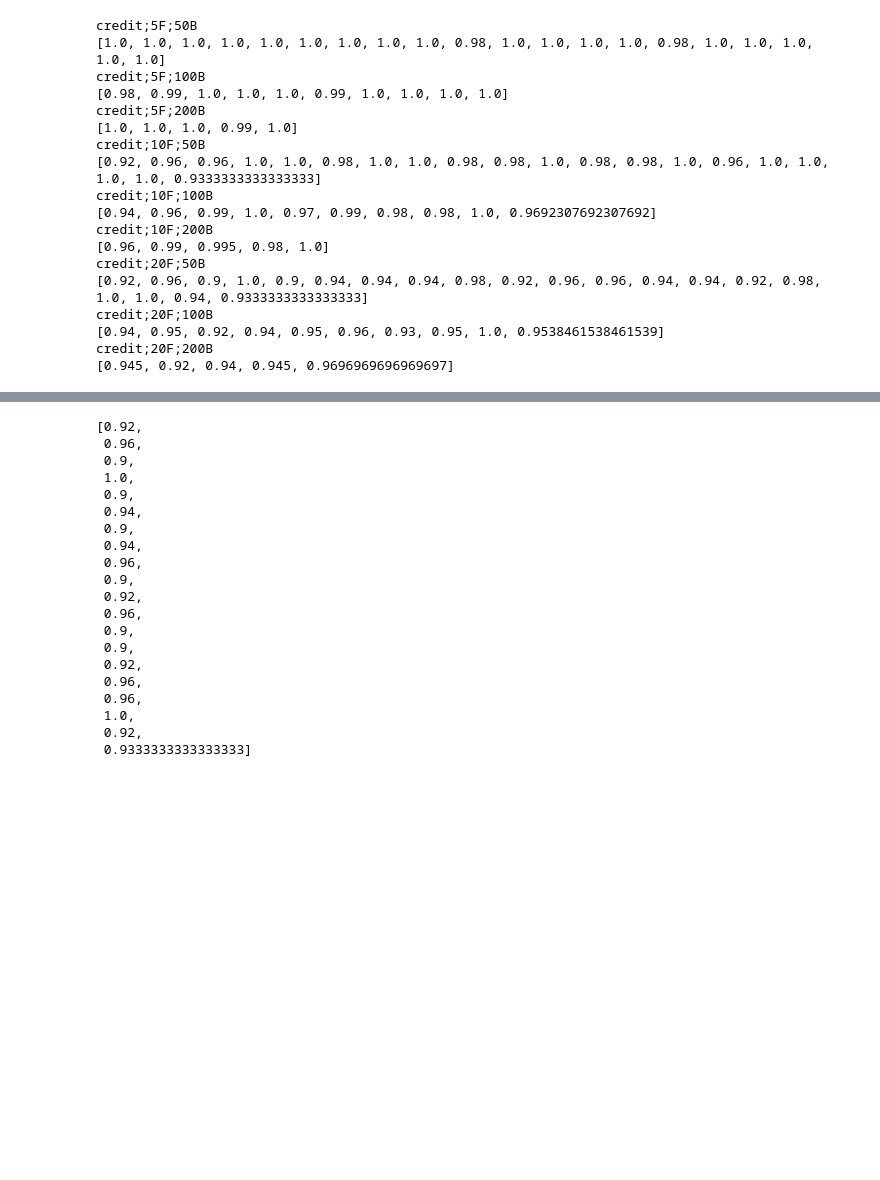
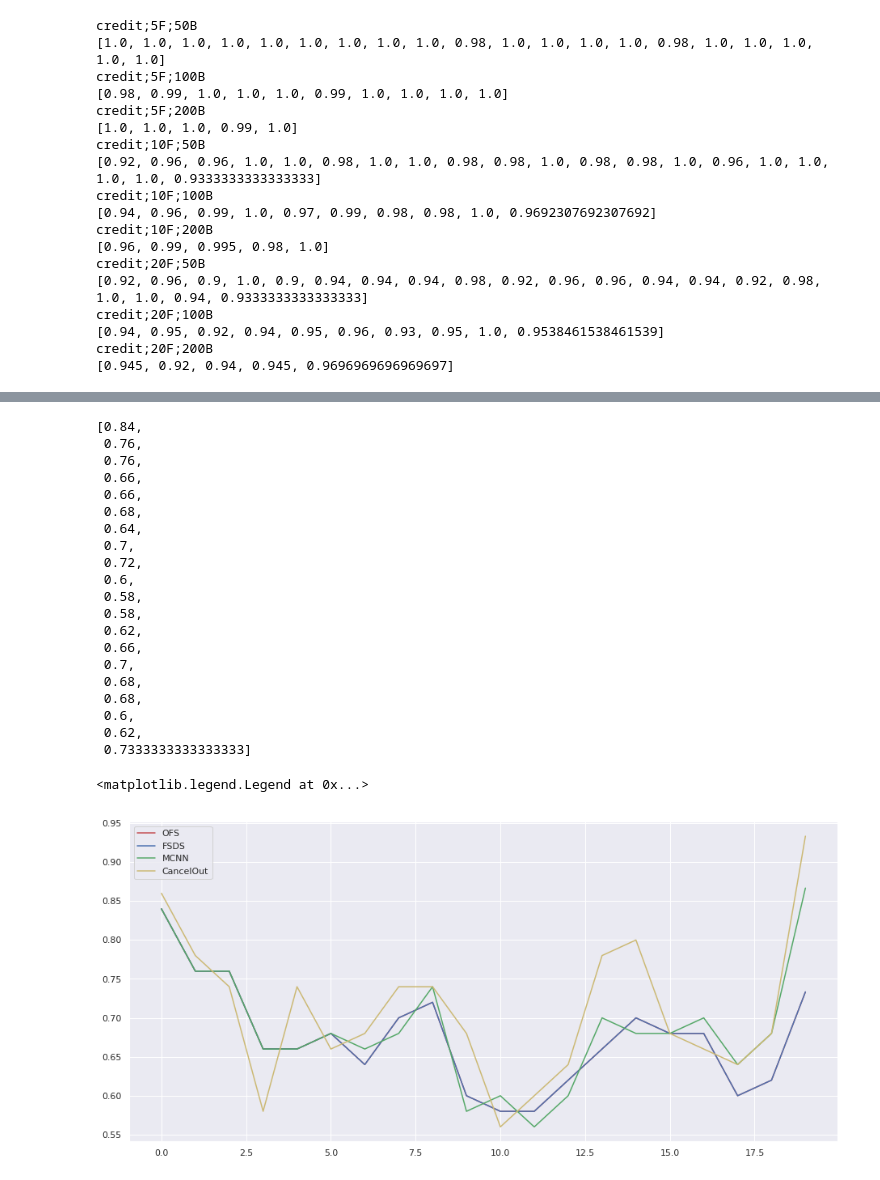
Before and after one commit to haugjo/pystreamfs, a Jupyter notebook: plots_for_paper.ipynb, the cells around one changed output, grey strips where cells are left out. Drawn from its saved outputs; the diff is of its cells as text; code cells hidden in the pictures; blank space fills up the shorter version.

```diff
--- a/plots_for_paper.ipynb
+++ b/plots_for_paper.ipynb
@@ -45,4 +45,9 @@ credit;20F;100B
 [0.94, 0.95, 0.92, 0.94, 0.95, 0.96, 0.93, 0.95, 1.0, 0.9538461538461539]
 credit;20F;200B
 [0.945, 0.92, 0.94, 0.945, 0.9696969696969697]
+# %%
+import matplotlib.pyplot as plt
+import seaborn as sns
+sns.set(style="whitegrid", font_scale=1.3)
+sns.set(rc={'figure.figsize':(15.7,7.27)})
 # %%
@@ -71,23 +76,32 @@ data_ofs['Credit;5F;50B']['acc_measures']
 # %%
-data_fsds['credit;5F;50B']['acc_measures']
+data_fsds['credit;20F;50B']['acc_measures']
 # %% [output]
-[0.92,
- 0.96,
- 0.9,
- 1.0,
- 0.9,
- 0.94,
- 0.9,
- 0.94,
- 0.96,
- 0.9,
- 0.92,
- 0.96,
- 0.9,
- 0.9,
- 0.92,
- 0.96,
- 0.96,
- 1.0,
- 0.92,
- 0.9333333333333333]
+[0.84,
+ 0.76,
+ 0.76,
+ 0.66,
+ 0.66,
+ 0.68,
+ 0.64,
+ 0.7,
+ 0.72,
+ 0.6,
+ 0.58,
+ 0.58,
+ 0.62,
+ 0.66,
+ 0.7,
+ 0.68,
+ 0.68,
+ 0.6,
+ 0.62,
+ 0.7333333333333333]
+# %%
+plt.plot(data_ofs['credit;20F;50B']['acc_measures'], 'r', label='OFS')
+plt.plot(data_fsds['credit;20F;50B']['acc_measures'], 'b', label='FSDS')
+plt.plot(data_mcnn['credit;20F;50B']['acc_measures'], 'g', label='MCNN')
+plt.plot(data_cncl['credit;20F;50B']['acc_measures'], 'y', label='CancelOut')
+plt.legend(loc='best')
+# %% [output]
+<matplotlib.legend.Legend at 0x...>
+[figure, added]
```
Also changed, not shown: parts of 10 cells of this notebook, 3 other files.
